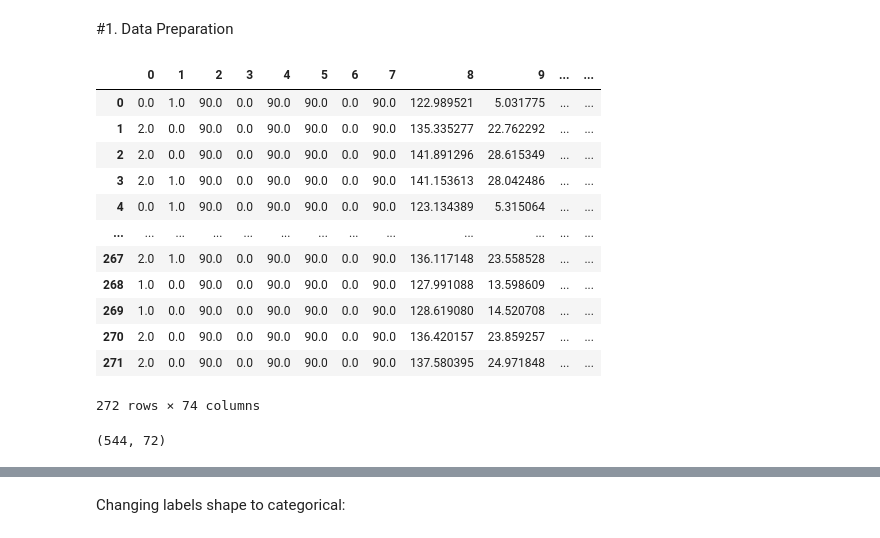
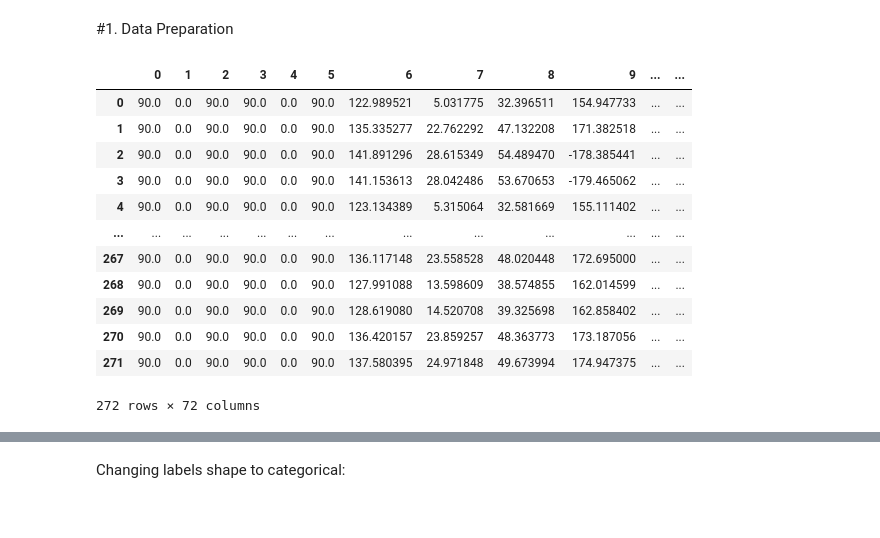
Before and after one commit to lukshis/deep-learning-tests, a Jupyter notebook: CNN_HandPoseDetection.ipynb, the cells around one changed output, grey strips where cells are left out. Saved outputs shown, nothing was run; the diff lists cells and outputs as text; code cells hidden in the pictures.

```diff
--- a/CNN_HandPoseDetection.ipynb
+++ b/CNN_HandPoseDetection.ipynb
@@ -31,0 +31,11 @@ from sklearn import preprocessing
+# %%
+def GetData(path="./data/", augment=False):
+    all_data = read_data(path)
+
+    if augment:
+        all_data = AugmentData(all_data)
+
+    labels = all_data[:, :1]
+    data = all_data[:, 2:]
+
+    return labels, data
@@ -32,21 +52,20 @@ from sklearn import preprocessing
 # %%
 path = "./data/"
-all_data = read_data(path)
+labels, data = GetData(path=path, augment=False)
 
-df = pd.DataFrame(all_data)
-
+df = pd.DataFrame(data) # for visualising
 df
 # %% [output]
 |  | 0 | 1 | 2 | 3 | 4 | 5 | 6 | 7 | 8 | 9 | ... | ... |
-| 0 | 0.0 | 1.0 | 90.0 | 0.0 | 90.0 | 90.0 | 0.0 | 90.0 | 122.989521 | 5.031775 | ... | ... |
-| 1 | 2.0 | 0.0 | 90.0 | 0.0 | 90.0 | 90.0 | 0.0 | 90.0 | 135.335277 | 22.762292 | ... | ... |
-| 2 | 2.0 | 0.0 | 90.0 | 0.0 | 90.0 | 90.0 | 0.0 | 90.0 | 141.891296 | 28.615349 | ... | ... |
-| 3 | 2.0 | 1.0 | 90.0 | 0.0 | 90.0 | 90.0 | 0.0 | 90.0 | 141.153613 | 28.042486 | ... | ... |
-| 4 | 0.0 | 1.0 | 90.0 | 0.0 | 90.0 | 90.0 | 0.0 | 90.0 | 123.134389 | 5.315064 | ... | ... |
+| 0 | 90.0 | 0.0 | 90.0 | 90.0 | 0.0 | 90.0 | 122.989521 | 5.031775 | 32.396511 | 154.947733 | ... | ... |
+| 1 | 90.0 | 0.0 | 90.0 | 90.0 | 0.0 | 90.0 | 135.335277 | 22.762292 | 47.132208 | 171.382518 | ... | ... |
+| 2 | 90.0 | 0.0 | 90.0 | 90.0 | 0.0 | 90.0 | 141.891296 | 28.615349 | 54.489470 | -178.385441 | ... | ... |
+| 3 | 90.0 | 0.0 | 90.0 | 90.0 | 0.0 | 90.0 | 141.153613 | 28.042486 | 53.670653 | -179.465062 | ... | ... |
+| 4 | 90.0 | 0.0 | 90.0 | 90.0 | 0.0 | 90.0 | 123.134389 | 5.315064 | 32.581669 | 155.111402 | ... | ... |
 | ... | ... | ... | ... | ... | ... | ... | ... | ... | ... | ... | ... | ... |
-| 267 | 2.0 | 1.0 | 90.0 | 0.0 | 90.0 | 90.0 | 0.0 | 90.0 | 136.117148 | 23.558528 | ... | ... |
-| 268 | 1.0 | 0.0 | 90.0 | 0.0 | 90.0 | 90.0 | 0.0 | 90.0 | 127.991088 | 13.598609 | ... | ... |
-| 269 | 1.0 | 0.0 | 90.0 | 0.0 | 90.0 | 90.0 | 0.0 | 90.0 | 128.619080 | 14.520708 | ... | ... |
-| 270 | 2.0 | 0.0 | 90.0 | 0.0 | 90.0 | 90.0 | 0.0 | 90.0 | 136.420157 | 23.859257 | ... | ... |
-| 271 | 2.0 | 0.0 | 90.0 | 0.0 | 90.0 | 90.0 | 0.0 | 90.0 | 137.580395 | 24.971848 | ... | ... |
+| 267 | 90.0 | 0.0 | 90.0 | 90.0 | 0.0 | 90.0 | 136.117148 | 23.558528 | 48.020448 | 172.695000 | ... | ... |
+| 268 | 90.0 | 0.0 | 90.0 | 90.0 | 0.0 | 90.0 | 127.991088 | 13.598609 | 38.574855 | 162.014599 | ... | ... |
+| 269 | 90.0 | 0.0 | 90.0 | 90.0 | 0.0 | 90.0 | 128.619080 | 14.520708 | 39.325698 | 162.858402 | ... | ... |
+| 270 | 90.0 | 0.0 | 90.0 | 90.0 | 0.0 | 90.0 | 136.420157 | 23.859257 | 48.363773 | 173.187056 | ... | ... |
+| 271 | 90.0 | 0.0 | 90.0 | 90.0 | 0.0 | 90.0 | 137.580395 | 24.971848 | 49.673994 | 174.947375 | ... | ... |
-272 rows × 74 columns
+272 rows × 72 columns
@@ -75,15 +72,3 @@ labels = full_data[:, :1]
-# %%
-data = full_data[:, 2:]
-
-data.shape
-#data = df.reindex(columns=df.columns[2:])
-
-#scaler = preprocessing.MinMaxScaler(feature_range=(0, 1))
-#scaled = scaler.fit_transform([[x] for x in data])
-
-#scaled
-# %% [output]
-(544, 72)
 # %%
 from sklearn.model_selection import train_test_split
 X_train, X_test, y_train, y_test = train_test_split(data, labels, test_size=0.2, random_state= 2, stratify=labels)
```
Also changed, not shown: parts of 19 cells of this notebook, 5 other files.
